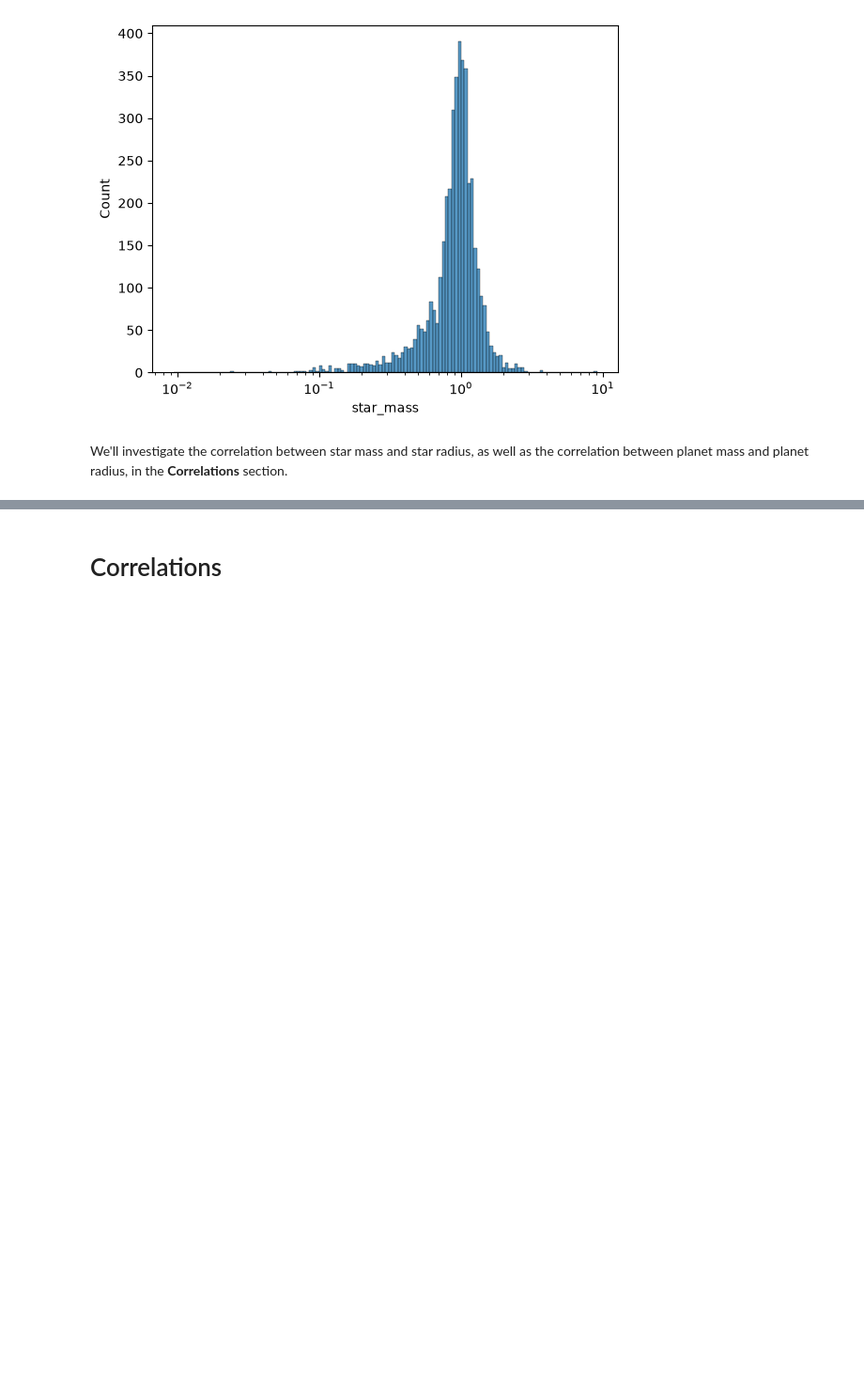
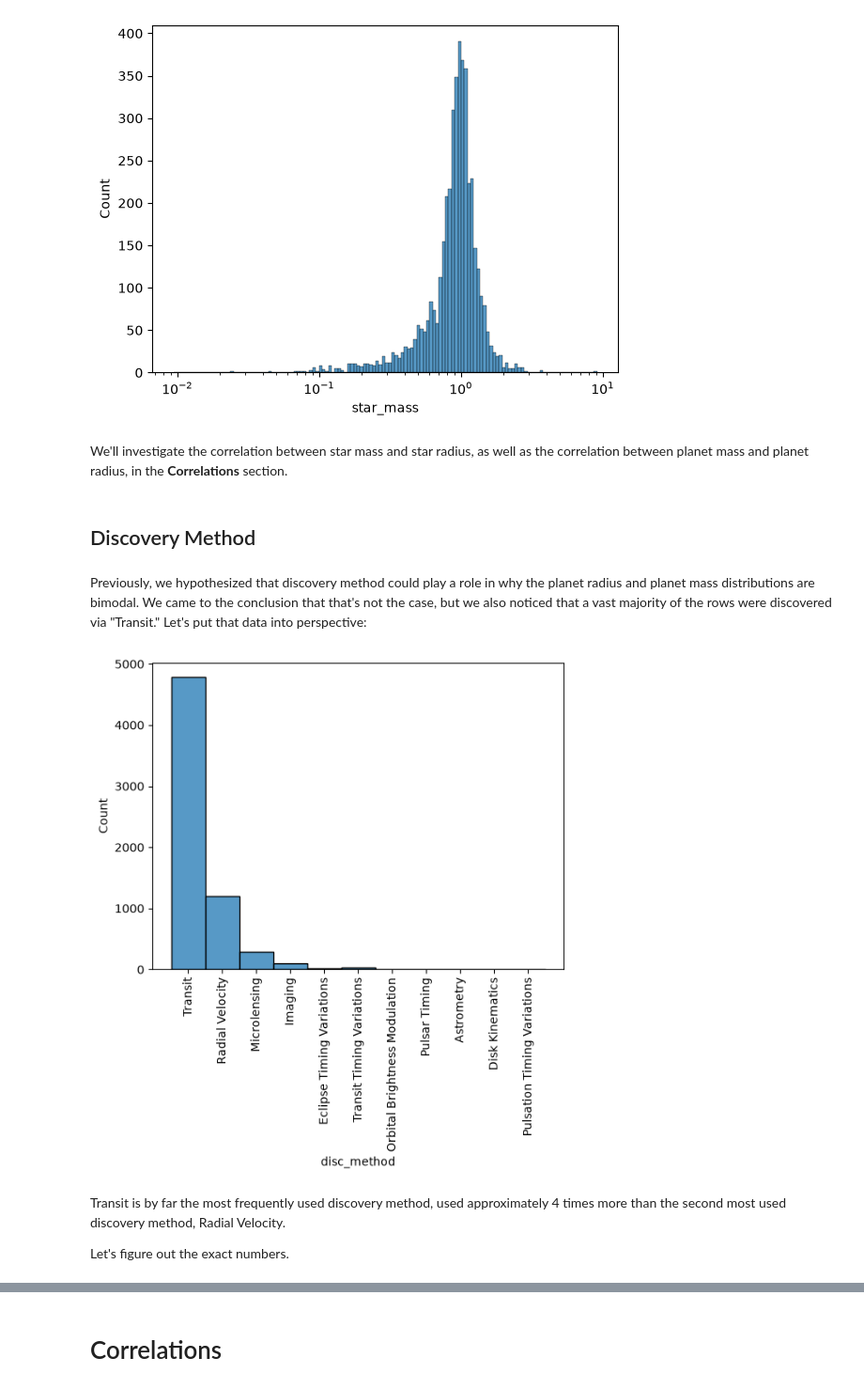
Before and after one commit to sasha-radosav/csc-460-hw-4, a Jupyter notebook: main.ipynb, the cells around one changed output, grey strips where cells are left out. Shown at 94% size. Cells and saved outputs as stored; diff of their text form; code cells hidden in the pictures; blank space fills up the shorter version.

Commit message:
Added [Discovery Method] subsection to [Distributions] section.

```diff
--- a/main.ipynb
+++ b/main.ipynb
@@ -889,3 +889,17 @@ plt.show()
 [figure]
 # %% [markdown]
 We'll investigate the correlation between star mass and star radius, as well as the correlation between planet mass and planet radius, in the **Correlations** section.
+# %% [markdown]
+## Discovery Method
+# %% [markdown]
+Previously, we hypothesized that discovery method could play a role in why the planet radius and planet mass distributions are bimodal. We came to the conclusion that that's not the case, but we also noticed that a vast majority of the rows were discovered via "Transit." Let's put that data into perspective:
+# %%
+sns.histplot(ps, x="disc_method")
+plt.xticks(rotation=90)
+plt.show()
+# %% [output]
+[figure, added]
+# %% [markdown]
+Transit is by far the most frequently used discovery method, used approximately 4 times more than the second most used discovery method, Radial Velocity.
+
+Let's figure out the exact numbers.
```
Also changed, not shown: parts of 20 cells of this notebook.
